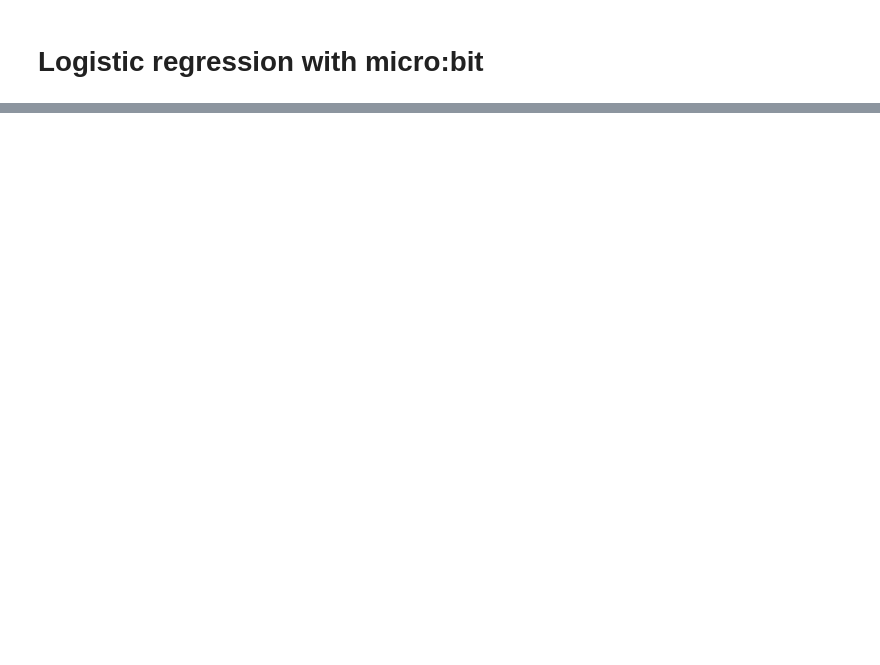
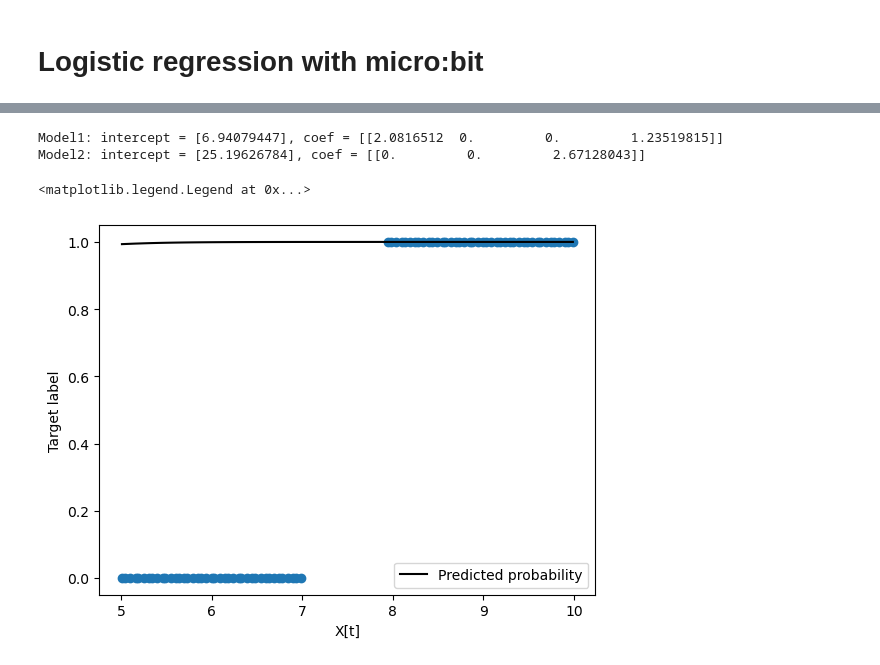
Before and after one commit to cyneuro/ML_camp, a Jupyter notebook: camp_logreg_microbit.ipynb, the cells around one changed output, grey strips where cells are left out. Cells and saved outputs as stored; diff of their text form; code cells hidden in the pictures; blank space fills up the shorter version.

```diff
--- a/camp_logreg_microbit.ipynb
+++ b/camp_logreg_microbit.ipynb
@@ -129,0 +138,6 @@ array([1., 1., 1., 1., 1., 1., 1., 1., 1., 1., 1., 1., 1., 1., 1., 1., 1.,
+# %%
+model1 = LogisticRegression()
+model1.fit(X_train[["t", "ax", "ay", "az"]], y_train)
+
+model2 = LogisticRegression()
+model2.fit(X_train[["ax", "ay", "az"]], y_train)
@@ -129,0 +185,16 @@ array([1., 1., 1., 1., 1., 1., 1., 1., 1., 1., 1., 1., 1., 1., 1., 1., 1.,
+# %%
+print(f"Model1: intercept = {model1.intercept_}, coef = {model1.coef_}")
+print(f"Model2: intercept = {model2.intercept_}, coef = {model2.coef_}")
+# %% [output]
+Model1: intercept = [6.94079447], coef = [[2.0816512  0.         0.         1.23519815]]
+Model2: intercept = [25.19626784], coef = [[0.         0.         2.67128043]]
+# %%
+plt.scatter(X_test["t"], y_test)
+plt.xlabel("X[t]")
+plt.ylabel("Target label")
+
+plt.plot(X_test["t"], model1.predict_proba(X_test[["t", "ax", "ay", "az"]])[:, 1], label = "Predicted probability", c = "black")
+plt.legend()
+# %% [output]
+<matplotlib.legend.Legend at 0x...>
+[figure, added]
```
Also changed, not shown: parts of 25 cells of this notebook.
